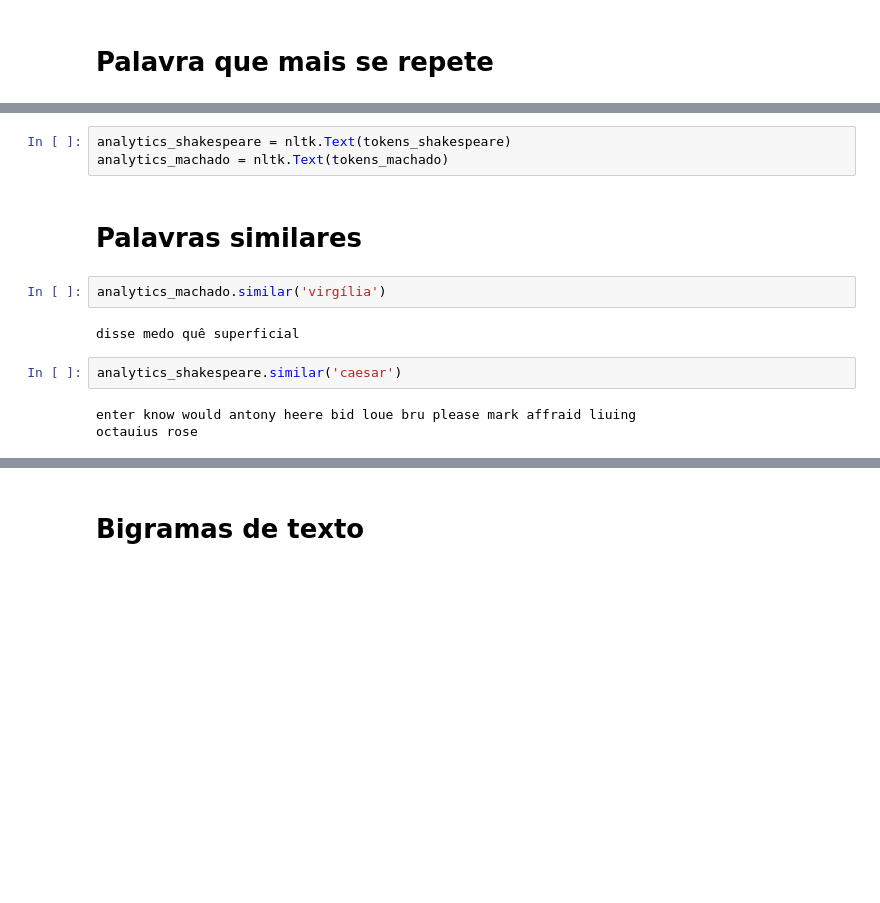
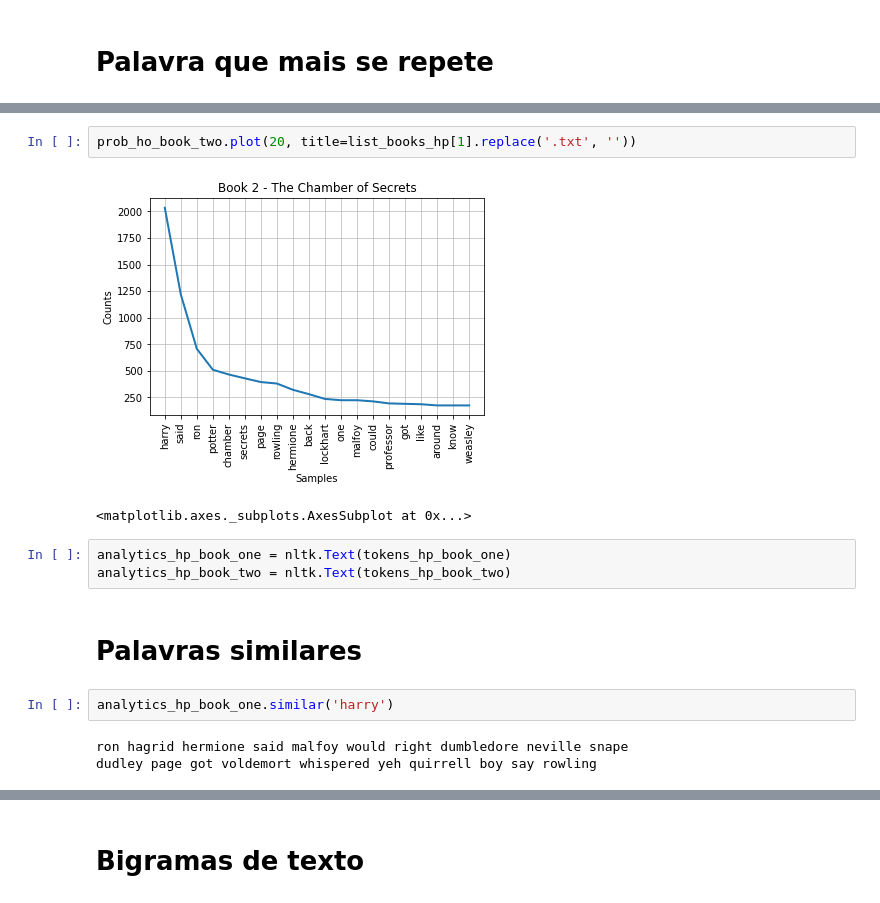
Before and after one commit to Wiryco/Natural-Language-Analysis-And-Processing, a Jupyter notebook: natural_language_analysis_and_processin.ipynb, the cells around one changed output, grey strips where cells are left out. Saved outputs shown, nothing was run; the diff lists cells and outputs as text; blank space fills up the shorter version.

```diff
--- a/natural_language_analysis_and_processin.ipynb
+++ b/natural_language_analysis_and_processin.ipynb
@@ -126,14 +171,15 @@ prob_machado.plot(20, title='Frequency of Words - Machado de Assis')
+# %%
+prob_ho_book_two.plot(20, title=list_books_hp[1].replace('.txt', ''))
+# %% [output]
+[figure, added]
+<matplotlib.axes._subplots.AxesSubplot at 0x...>
 # %%
-analytics_shakespeare = nltk.Text(tokens_shakespeare)
-analytics_machado = nltk.Text(tokens_machado)
+analytics_hp_book_one = nltk.Text(tokens_hp_book_one)
+analytics_hp_book_two = nltk.Text(tokens_hp_book_two)
 # %% [markdown]
 # Palavras similares
-# %%
-analytics_machado.similar('virgília')
-# %% [output]
-disse medo quê superficial
-# %%
-analytics_shakespeare.similar('caesar')
-# %% [output]
-enter know would antony heere bid loue bru please mark affraid liuing
-octauius rose
+# %%
+analytics_hp_book_one.similar('harry')
+# %% [output]
+ron hagrid hermione said malfoy would right dumbledore neville snape
+dudley page got voldemort whispered yeh quirrell boy say rowling
```
Also changed, not shown: parts of 35 cells of this notebook.
